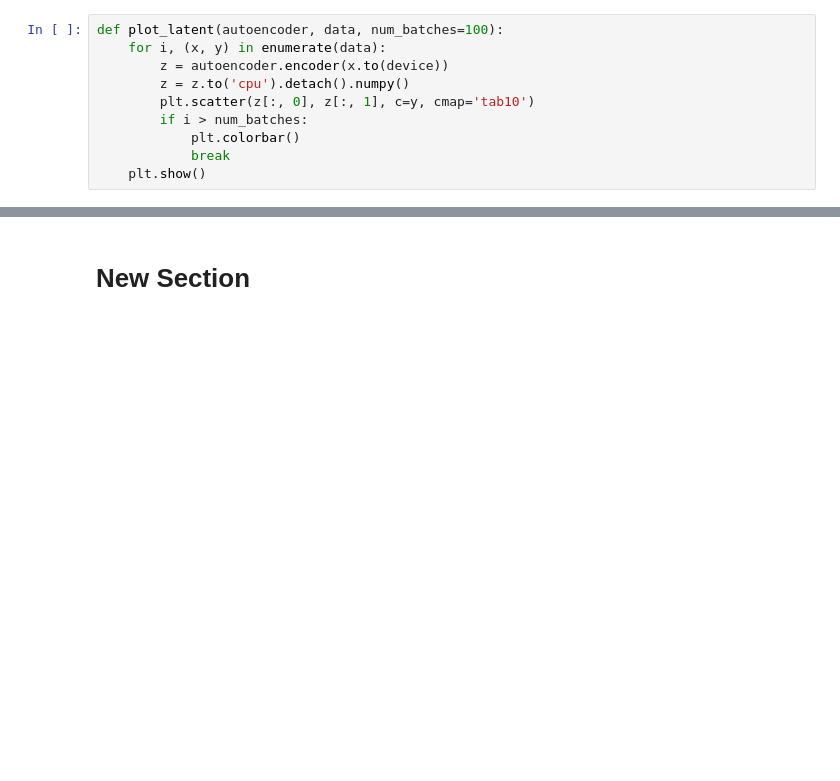
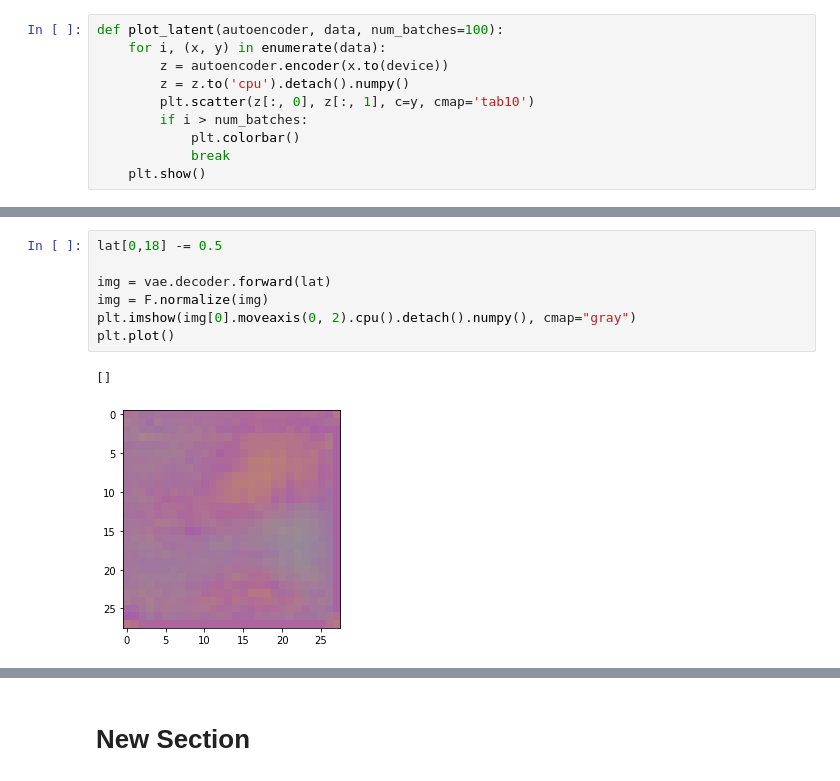
Before and after one commit to RuHae/TGM_Project, a Jupyter notebook: Code/playbook.ipynb, the cells around one changed output, grey strips where cells are left out. Drawn from its saved outputs; the diff is of its cells as text; blank space fills up the shorter version.

```diff
--- a/Code/playbook.ipynb
+++ b/Code/playbook.ipynb
@@ -142 +168,11 @@ Clipping input data to the valid range for imshow with RGB data ([0..1] for floa
+# %%
+lat[0,18] -= 0.5
+
+img = vae.decoder.forward(lat)
+img = F.normalize(img)
+plt.imshow(img[0].moveaxis(0, 2).cpu().detach().numpy(), cmap="gray")
+plt.plot()
+# %% [output]
+[]
+[figure, added]
 # %%
```
Also changed, not shown: parts of 16 cells of this notebook, 1 other file.
